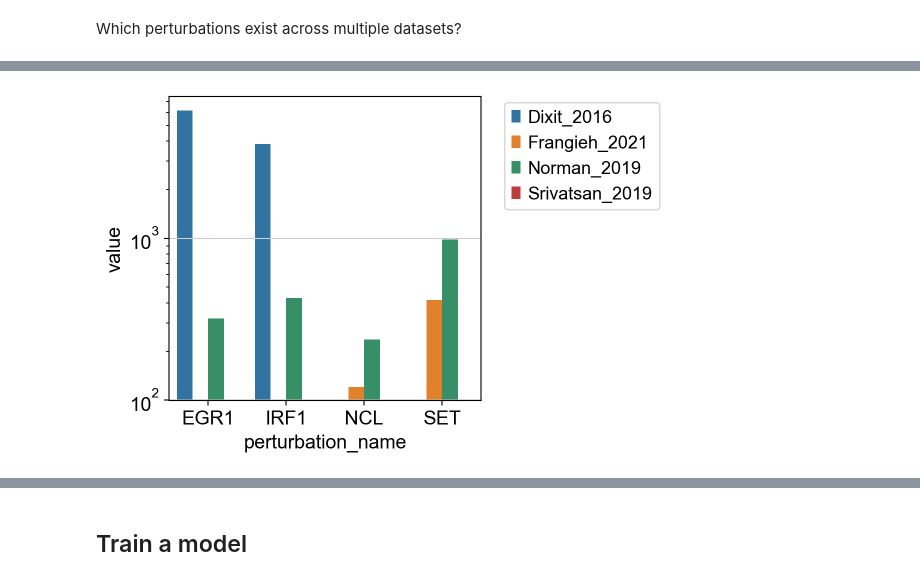
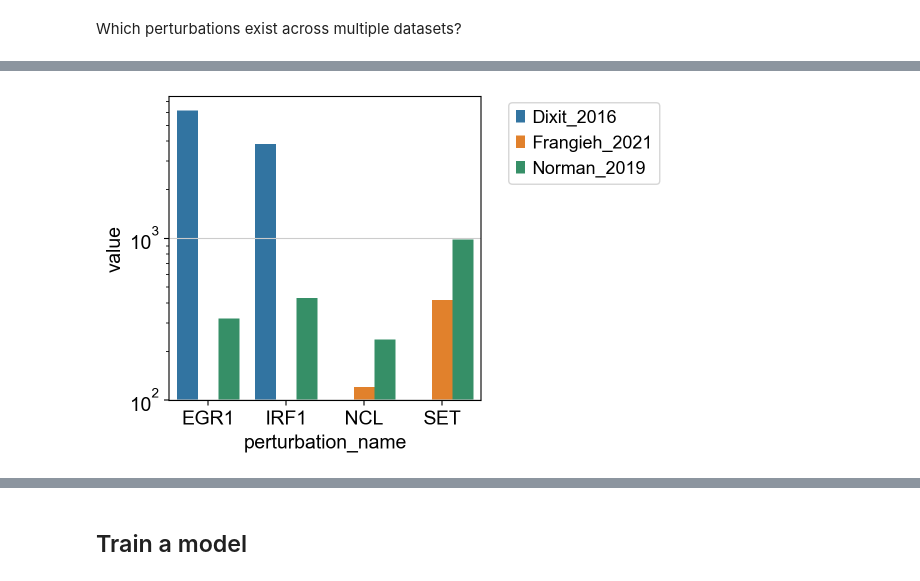
Before and after one commit to theislab/sc-pert, a Jupyter notebook: dataset_example.ipynb, the cells around one changed output, grey strips where cells are left out. Saved outputs shown, nothing was run; the diff lists cells and outputs as text; code cells hidden in the pictures.

```diff
--- a/dataset_example.ipynb
+++ b/dataset_example.ipynb
@@ -87,6 +154,6 @@ df
 # %%
-sns.barplot(data = df.reset_index().melt(id_vars='perturbation_name'), x='perturbation_name', y='value', hue='dataset')
+sns.barplot(data = df[df.columns[:3]].reset_index().melt(id_vars='perturbation_name'), x='perturbation_name', y='value', hue='dataset')
 plt.yscale('log')
 plt.legend(bbox_to_anchor = (1.6, 1.01));
 # %% [output]
-[figure, old version]
+[figure, new version]
```
Also changed, not shown: parts of 26 cells of this notebook, 3 other files.
